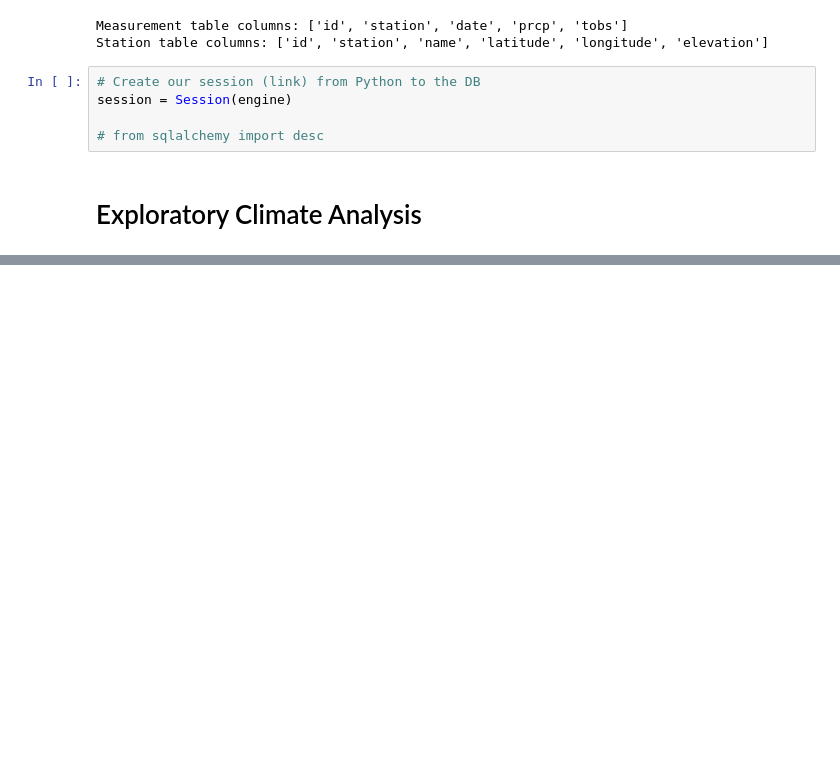
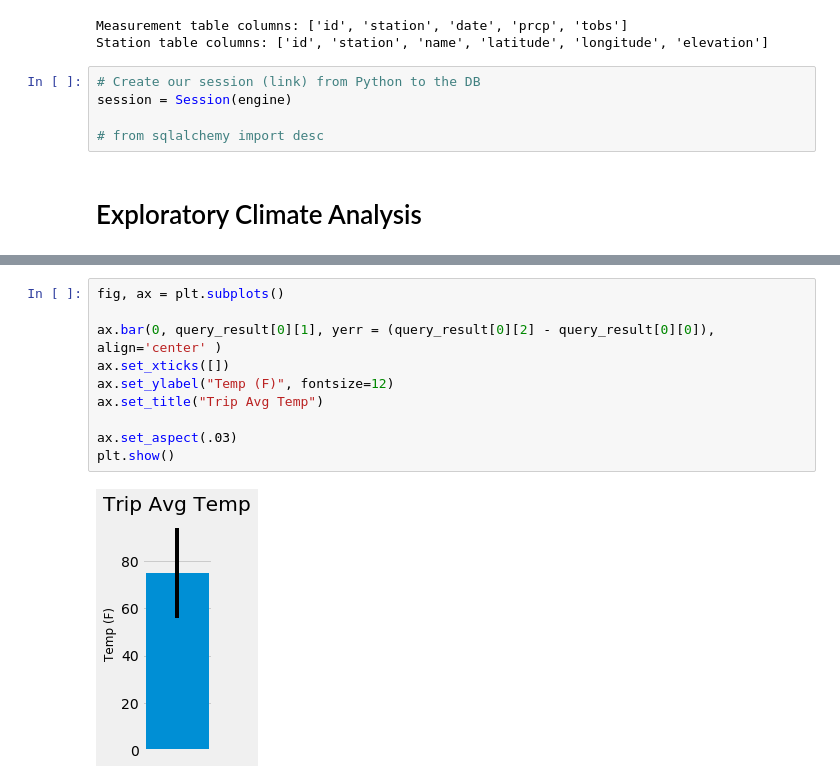
Before and after one commit to sbogdan-sb/Homework10, a Jupyter notebook: Hawaii_Climate.ipynb, the cells around one changed output, grey strips where cells are left out. Drawn from its saved outputs; the diff is of its cells as text; blank space fills up the shorter version.

```diff
--- a/Hawaii_Climate.ipynb
+++ b/Hawaii_Climate.ipynb
@@ -110,0 +197,12 @@ plt.show()
+# %%
+fig, ax = plt.subplots()
+
+ax.bar(0, query_result[0][1], yerr = (query_result[0][2] - query_result[0][0]), align='center' )
+ax.set_xticks([])
+ax.set_ylabel("Temp (F)", fontsize=12)
+ax.set_title("Trip Avg Temp")
+
+ax.set_aspect(.03)
+plt.show()
+# %% [output]
+[figure, added]
```
Also changed, not shown: parts of 16 cells of this notebook.
